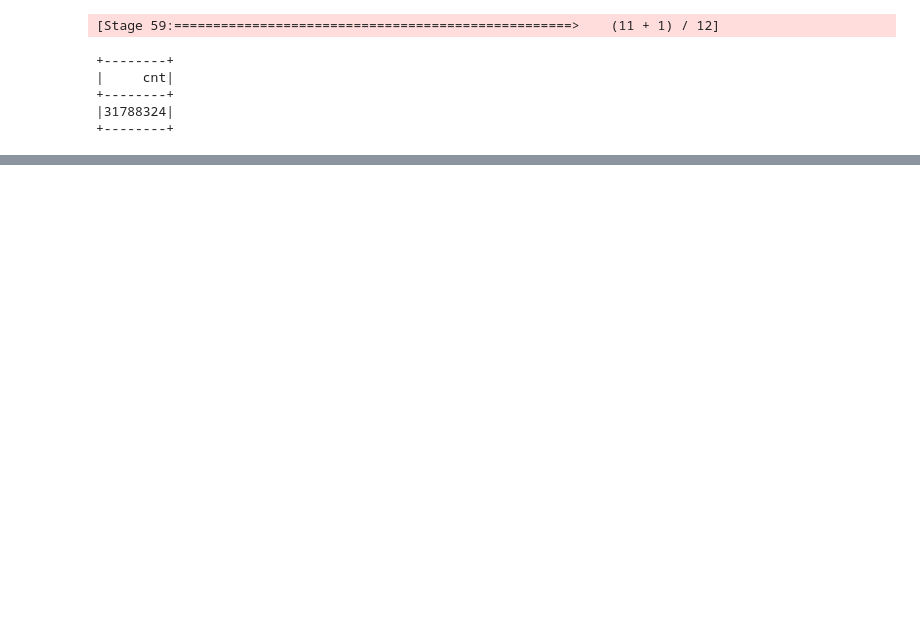
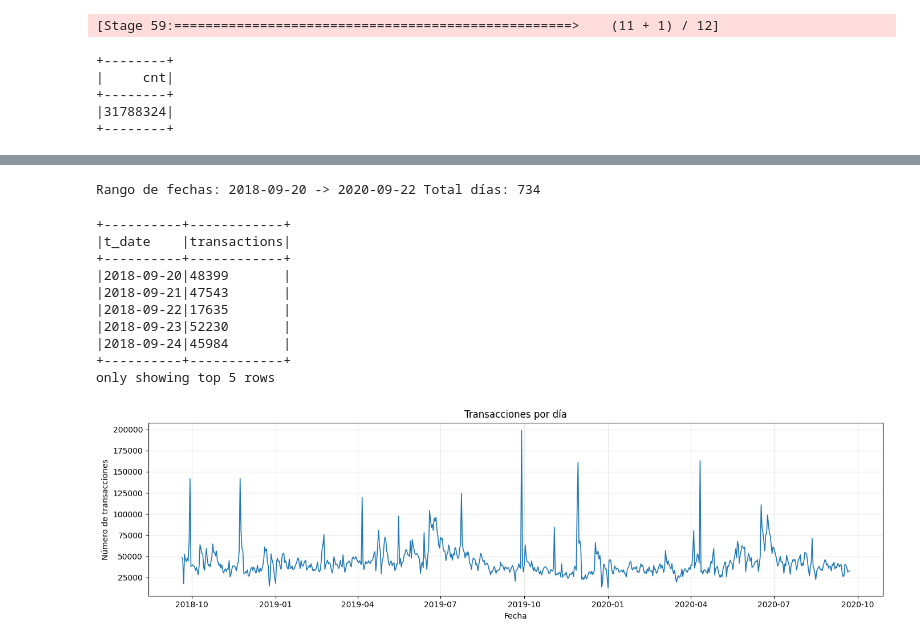
Before and after one commit to Juancarlosarbelaez/Final-procesos-organizacionales, a Jupyter notebook: notebooks/Limpieza_datos_completos.ipynb, the cells around one changed output, grey strips where cells are left out. Drawn from its saved outputs; the diff is of its cells as text; code cells hidden in the pictures; blank space fills up the shorter version.

Commit message:
Se limpiaron e imputaron los datos con Spark

```diff
--- a/notebooks/Limpieza_datos_completos.ipynb
+++ b/notebooks/Limpieza_datos_completos.ipynb
@@ -546,3 +536,74 @@ only showing top 5 rows
 +--------+
 |31788324|
 +--------+
+# %%
+# Serie diaria completa de transacciones y gráfico de línea
+from pyspark.sql.functions import to_date, col, count, min as _min, max as _max, explode, sequence, lit
+import matplotlib.pyplot as plt
+
+# Verificar existencia de df_transactions
+if 'df_reload' not in globals():
+    raise NameError("df_transactions no existe. Ejecuta la celda de carga de transacciones primero.")
+
+# 1. Normalizar columna de fecha (ajusta nombre si difiere, por ejemplo 't_dat')
+# Intenta detectar automáticamente el nombre de la columna de fecha
+possible_date_cols = [c for c in df_reload.columns if c.lower() in ('t_dat','date','fecha','transaction_date')]
+if not possible_date_cols:
+    raise ValueError("No se encontró columna de fecha estándar (t_dat, date, fecha, transaction_date). Ajusta manualmente.")
+DATE_COL = possible_date_cols[0]
+
+# 2. Agregación diaria (solo Spark)
+daily = (
+    df_reload
+    .withColumn("t_date", to_date(col(DATE_COL)))
+    .groupBy("t_date")
+    .agg(count(lit(1)).alias("transactions"))
+)
+
+# 3. Obtener min y max para crear rango completo
+date_bounds = daily.agg(_min("t_date").alias("min_date"), _max("t_date").alias("max_date")).collect()[0]
+min_date, max_date = date_bounds['min_date'], date_bounds['max_date']
+if min_date is None or max_date is None:
+    raise ValueError("No se pudieron determinar min/max de fechas.")
+
+# 4. Generar todas las fechas y left join para rellenar días faltantes
+full_dates = spark.sql(f"SELECT explode(sequence(to_date('{min_date}'), to_date('{max_date}'), interval 1 day)) AS t_date")
+full_daily = (
+    full_dates
+    .join(daily, "t_date", "left")
+    .fillna(0, subset=["transactions"])  # días sin transacciones -> 0
+    .orderBy("t_date")
+)
+
+print("Rango de fechas:", min_date, "->", max_date, "Total días:", full_daily.count())
+full_daily.show(5, truncate=False)
+
+# 5. Convertir a pandas SOLO porque el número de días es pequeño; la agregación pesada ya está hecha en Spark
+pdf_daily = full_daily.toPandas()
+
+# 6. Graficar línea
+plt.figure(figsize=(14,4))
+plt.plot(pdf_daily['t_date'], pdf_daily['transactions'], linewidth=1.2)
+plt.title('Transacciones por día')
+plt.xlabel('Fecha')
+plt.ylabel('Número de transacciones')
+plt.grid(alpha=0.3)
+plt.tight_layout()
+plt.show()
+
+# Nota: Si quieres mantenerte 100% en Spark (sin pandas), simplemente usa full_daily.show() o guarda Parquet:
+# full_daily.write.mode('overwrite').parquet('data/daily_transactions')
+# y grafica con otra herramienta externa.
+# %% [output]
+Rango de fechas: 2018-09-20 -> 2020-09-22 Total días: 734
++----------+------------+
+|t_date    |transactions|
++----------+------------+
+|2018-09-20|48399       |
+|2018-09-21|47543       |
+|2018-09-22|17635       |
+|2018-09-23|52230       |
+|2018-09-24|45984       |
++----------+------------+
+only showing top 5 rows
+[figure, added]
```
Also changed, not shown: parts of 14 cells of this notebook.
